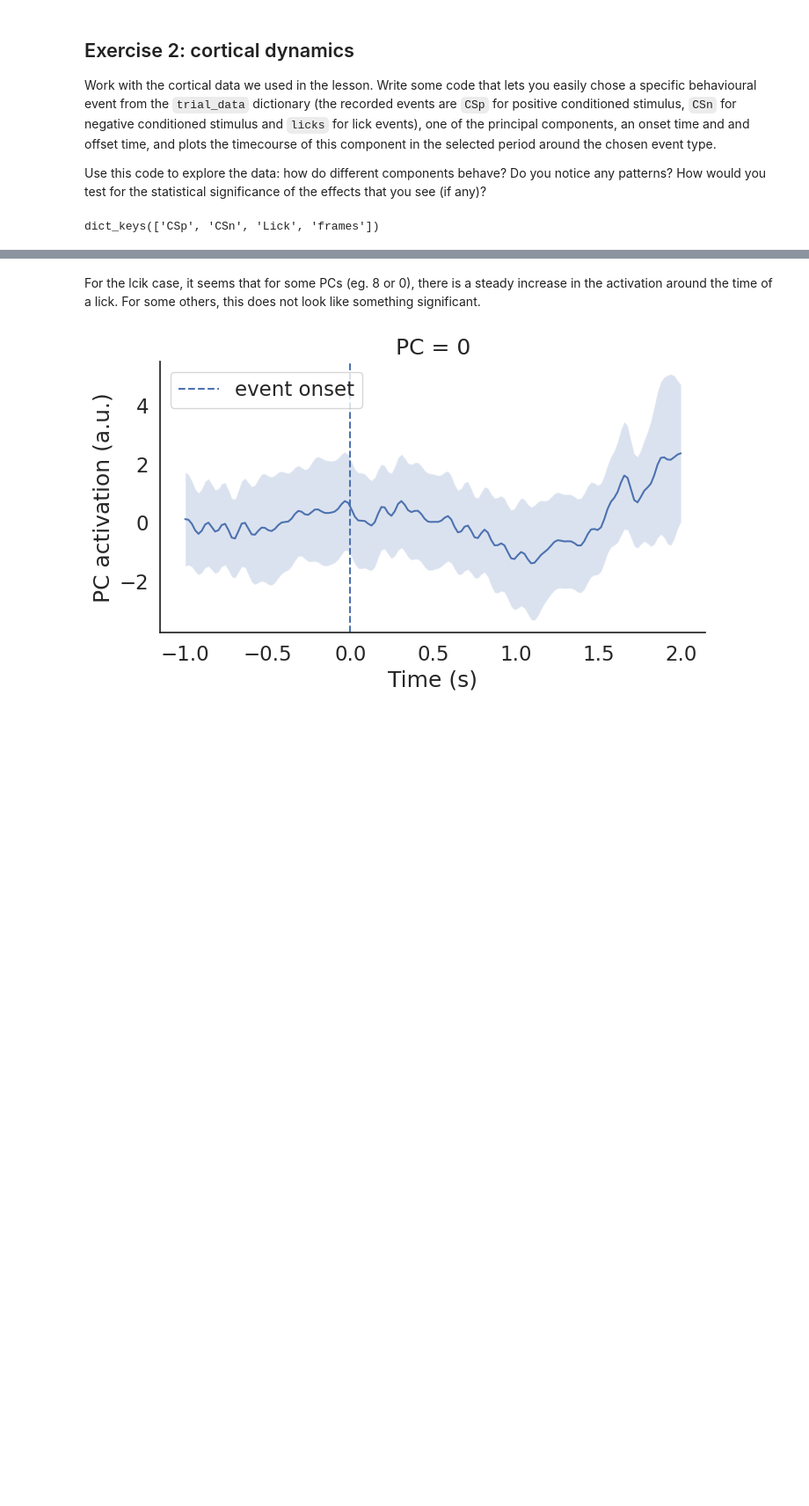
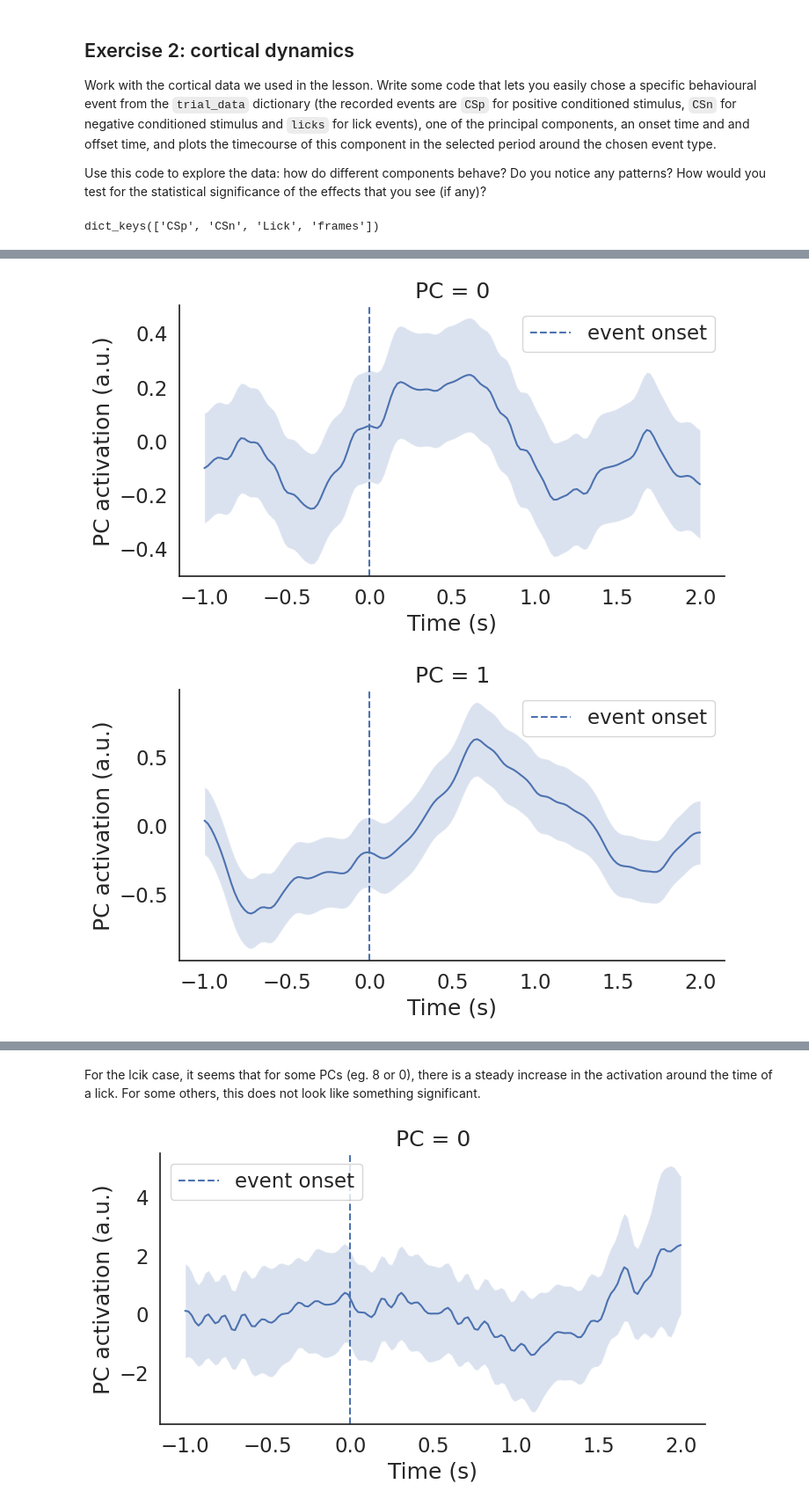
Before and after one commit to irenetiem/population-methods-IT, a Jupyter notebook: 03-dimensionality-reduction/exercises.ipynb, the cells around one changed output, grey strips where cells are left out. Shown at 88% size. Drawn from its saved outputs; the diff is of its cells as text; code cells hidden in the pictures; blank space fills up the shorter version.

```diff
--- a/03-dimensionality-reduction/exercises.ipynb
+++ b/03-dimensionality-reduction/exercises.ipynb
@@ -219,0 +209,7 @@ timecourse_plot('Lick', 8, -1, 4.)
+# %%
+# test first 10 for 'lick'' around a lcik
+for i in range(10):
+  timecourse_plot('Lick', i, -1, 2)
+# %% [output]
+[figure, added]
+[figure, added]
```
Also changed, not shown: parts of 2 cells of this notebook.
